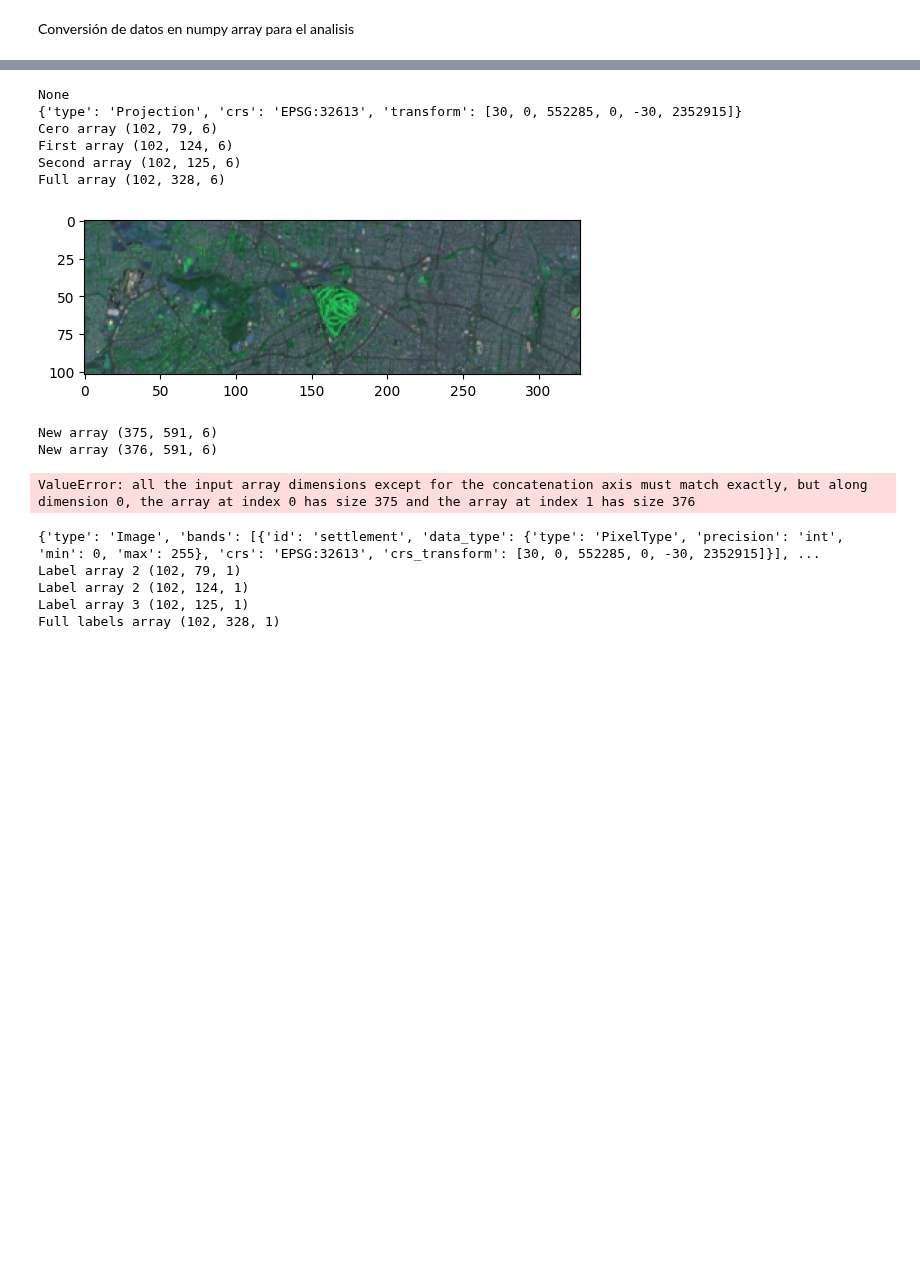
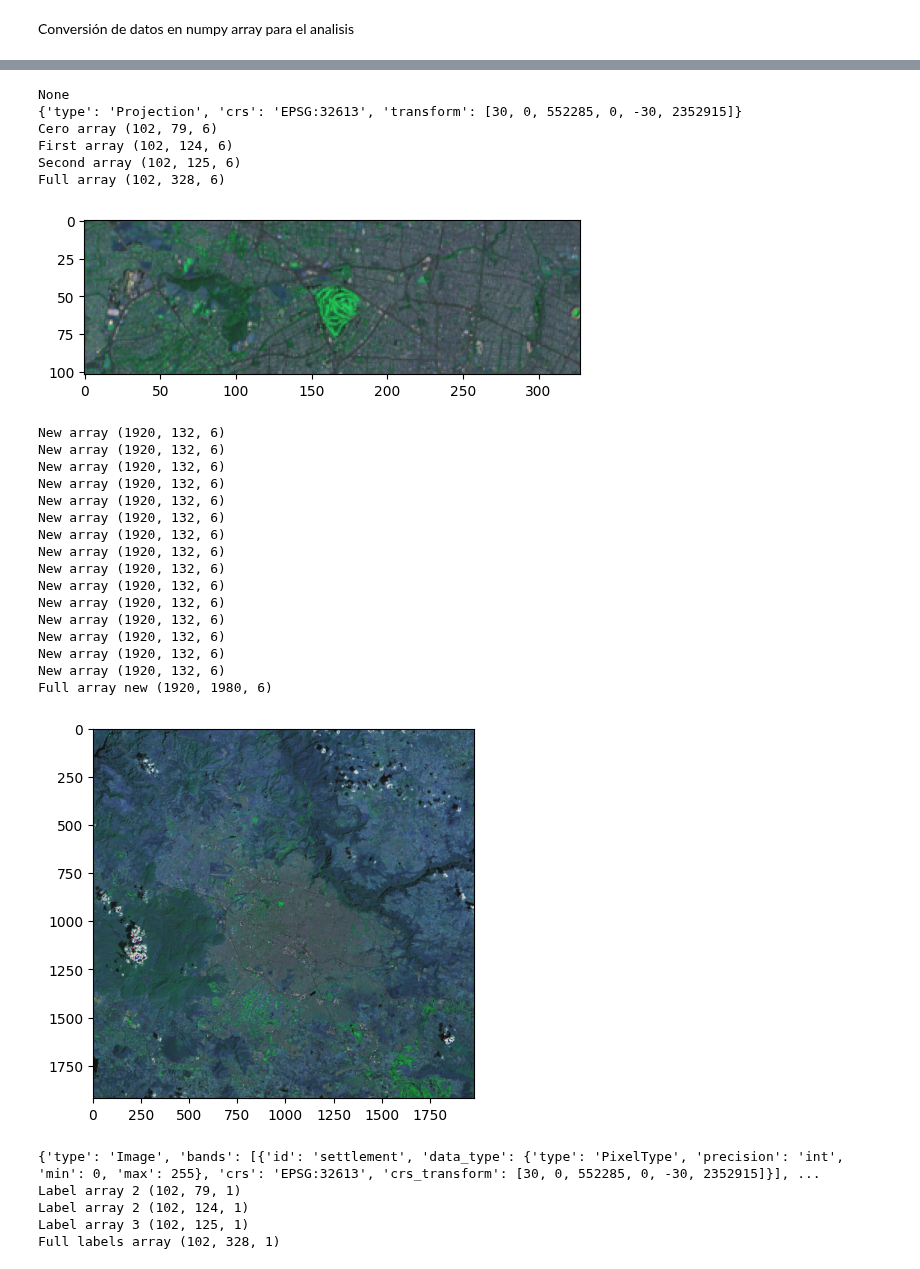
Before and after one commit to vshalisko/GEE, a Jupyter notebook: Colab/Landsat_ANN_test.ipynb, the cells around one changed output, grey strips where cells are left out. Saved outputs shown, nothing was run; the diff lists cells and outputs as text; code cells hidden in the pictures; blank space fills up the shorter version.

```diff
--- a/Colab/Landsat_ANN_test.ipynb
+++ b/Colab/Landsat_ANN_test.ipynb
@@ -96,12 +93,14 @@ Map(center=[19.75, -103.76], controls=(WidgetControl(options=['position', 'trans
 # %% [markdown]
 Conversión de datos en numpy array para el analisis
 # %%
-projection = 'EPSG:32613'
+utm13 = ee.Projection('EPSG:32613')
+proj25 = ee.Projection('EPSG:25832')
+print(utm13)
 # convert all to UTM in order to get good rectangle
-limites_old = [-103.65,-103.05, 20.43, 20.95]
-limites = [-103.65,-103.05, 20.85, 20.95]
-pixel = 0.00026
-alto = math.ceil((limites[3] - limites[2]) / pixel)
+limites_geo = [-103.65,-103.05, 20.43, 20.95]
+limites_utm = [640453, 702758, 2260275, 2317848]
+pixel = 30
+alto = math.ceil((limites_utm[3] - limites_utm[2]) / pixel)
 max_tile = 250000
 print(alto)
 ancho = math.ceil(max_tile / alto)
@@ -109,20 +108,26 @@ print(ancho)
 incremento = ancho * pixel
 print(incremento)
 
-seq = list(np.arange(limites[0], limites[1], incremento))
+seq = list(np.arange(limites_utm[0], limites_utm[1], incremento))
+print(seq)
 
 segment_list = []
+
 Map1 = geemap.Map()
+bbox = ee.Geometry.Rectangle([limites_utm[0], limites_utm[2], limites_utm[1], limites_utm[3]], utm13, True, False)
 # Center the map and display the image.
 Map1.centerObject(punto_interes, 8)
+Map1.addLayer(bbox, {}, 'Point')
+
 for i in range(len(seq)-1):
-  segment = ee.Geometry.Polygon(
-        [[[seq[i], limites[3]],
-          [seq[i], limites[2]],
-          [seq[i+1], limites[2]],
-          [seq[i+1], limites[3]]]], None, False)
+  #print(seq[i], seq[i+1])
+  segment = ee.Geometry.Rectangle([int(seq[i]), limites_utm[2], int(seq[i+1]), limites_utm[3]], utm13, True, False)
+  #print(segment)
   segment_list.append(segment)
-  Map1.addLayer(segment, {'color': 'yellow'}, str(i), True, 0.5)
+
+  #Map1.addLayer(segment_list[i], {'color': 'yellow'}, 'R', True, 0.5)
+
+print(segment_list)
 Map1
 #print(segment_list)
 # %% [output]
@@ -184,37 +203,56 @@ print("Cero array", array0.shape)
 array1 = tile_to_numpy(L8_image, aoi1, bands_L8)
 print("First array", array1.shape)
 array2 = tile_to_numpy(L8_image, aoi2, bands_L8)
 print("Second array", array2.shape)
 
 
 array_full = np.concatenate((array0, array1, array2), 1)
 print("Full array", array_full.shape)
 
 import matplotlib.pyplot as plt
 
 # Scale the data to [0, 255] to show as an RGB image.
 rgb_img_test = (255*((array_full - 5000)/30000)).astype('uint8')
 plt.imshow(rgb_img_test[:,:,2:5])
 plt.show()
 
 array_full_new = tile_to_numpy(L8_image, segment_list[0], bands_L8)
 print("New array", array_full_new.shape)
 for segment in segment_list[1:]:
   segment_new = tile_to_numpy(L8_image, segment, bands_L8)
   print("New array", segment_new.shape)
   array_full_new = np.concatenate((array_full_new, segment_new), 1)
-print("Full array", array_full_new.shape)
+print("Full array new", array_full_new.shape)
+
+# Scale the data to [0, 255] to show as an RGB image.
+rgb_img_new = (255*((array_full_new - 5000)/30000)).astype('uint8')
+plt.imshow(rgb_img_new[:,:,2:5])
+plt.show()
 # %% [output]
 None
 {'type': 'Projection', 'crs': 'EPSG:32613', 'transform': [30, 0, 552285, 0, -30, 2352915]}
 Cero array (102, 79, 6)
 First array (102, 124, 6)
 Second array (102, 125, 6)
 Full array (102, 328, 6)
 [figure]
-New array (375, 591, 6)
-New array (376, 591, 6)
+New array (1920, 132, 6)
+New array (1920, 132, 6)
+New array (1920, 132, 6)
+New array (1920, 132, 6)
+New array (1920, 132, 6)
+New array (1920, 132, 6)
+New array (1920, 132, 6)
+New array (1920, 132, 6)
+New array (1920, 132, 6)
+New array (1920, 132, 6)
+New array (1920, 132, 6)
+New array (1920, 132, 6)
+New array (1920, 132, 6)
+New array (1920, 132, 6)
+New array (1920, 132, 6)
+Full array new (1920, 1980, 6)
-ValueError: all the input array dimensions except for the concatenation axis must match exactly, but along dimension 0, the array at index 0 has size 375 and the array at index 1 has size 376
+[figure, added]
 # %%
 ## Resample
 built_2015_hr_mean = built_2015_hr.reproject(projection.get('crs'), projection.get('transform'))
```
Also changed, not shown: parts of 2 cells of this notebook.
